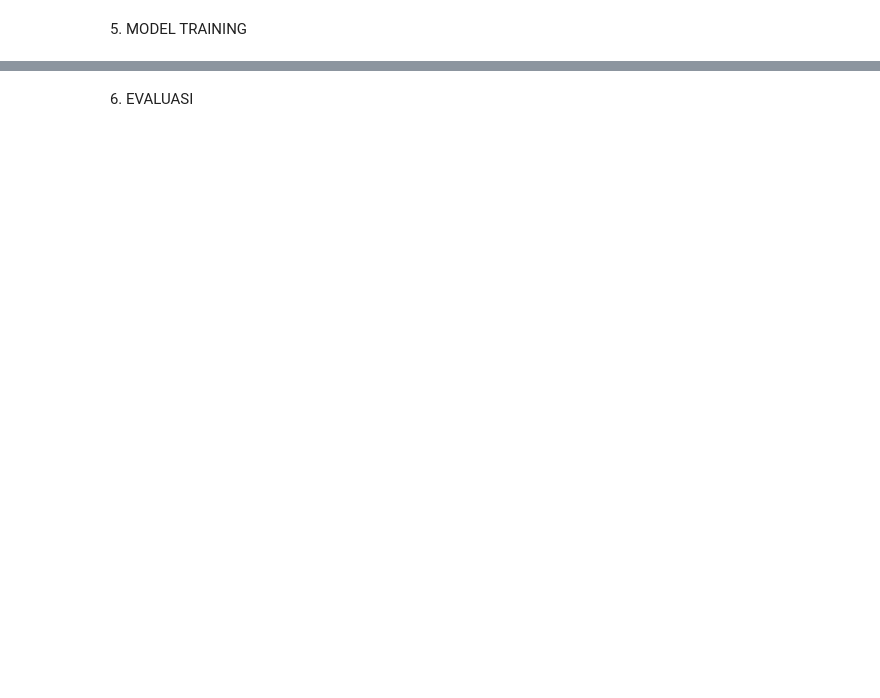
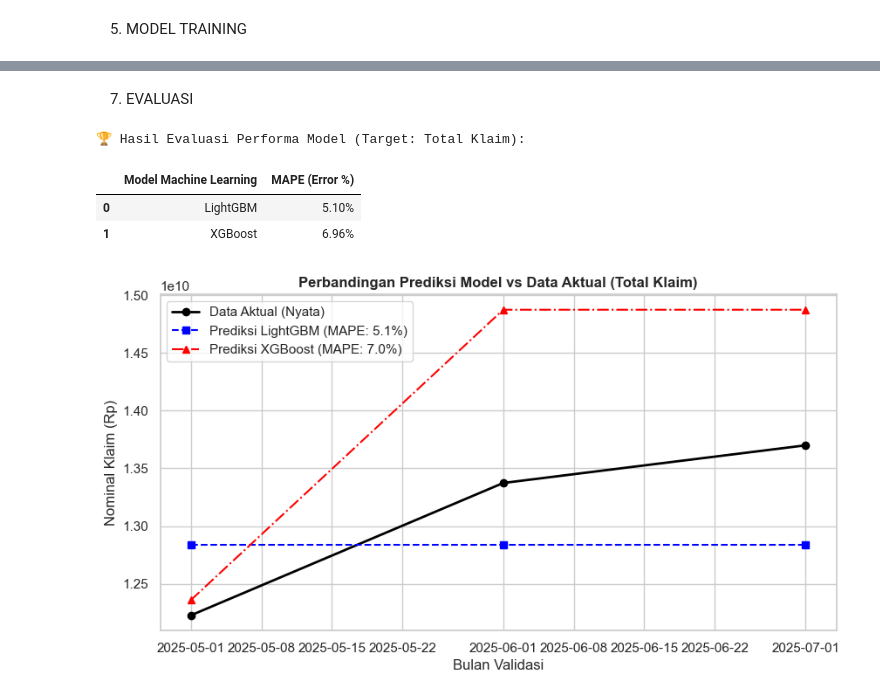
Before and after one commit to danwoy21/data-science-competition, a Jupyter notebook: main.ipynb, the cells around one changed output, grey strips where cells are left out. Saved outputs shown, nothing was run; the diff lists cells and outputs as text; code cells hidden in the pictures; blank space fills up the shorter version.

Commit message:
lightgbm mape:5.1%

```diff
--- a/main.ipynb
+++ b/main.ipynb
@@ -387,2 +498,15 @@ Dimensi Data Siap Pakai: (4627, 14)
+# %%
+#feature selection
+# Contoh buat target 'Total_Klaim'
+features = ['Bulan', 'Tahun', 'Frekuensi_Lag1', 'Severitas_Lag1', 'Total_Klaim_Lag1', 'Total_Klaim_RollingMean3']
+target = 'Total_Klaim'
+
+# Split berdasarkan waktu (Misal: ambil 3 bulan terakhir buat validasi)
+train_size = len(df_monthly) - 3
+train_data = df_monthly.iloc[:train_size]
+val_data = df_monthly.iloc[train_size:]
+
+X_train, y_train = train_data[features], train_data[target]
+X_val, y_val = val_data[features], val_data[target]
 # %% [markdown]
  5. MODEL TRAINING
@@ -405,2 +554,34 @@ Kenapa: Karena tujuan akhirnya adalah memprediksi Trend (Agustus - Desember 2025
 # %% [markdown]
-6. EVALUASI
+7. EVALUASI
+# %%
+# 5. Hitung Skor MAPE
+mape_lgb = calculate_mape(y_val, pred_lgb)
+mape_xgb = calculate_mape(y_val, pred_xgb)
+
+# 6. Tampilkan Hasil ke Tabel (Buat screenshot di Laporan)
+hasil_evaluasi = pd.DataFrame({
+    'Model Machine Learning': ['LightGBM', 'XGBoost'],
+    'MAPE (Error %)': [f"{mape_lgb:.2f}%", f"{mape_xgb:.2f}%"]
+})
+
+print("\n🏆 Hasil Evaluasi Performa Model (Target: Total Klaim):")
+display(hasil_evaluasi)
+
+# 7. Visualisasi Hasil Prediksi vs Aktual biar Juri Makin Yakin
+plt.figure(figsize=(10, 5))
+plt.plot(val_data['Periode'], y_val, marker='o', label='Data Aktual (Nyata)', color='black', linewidth=2)
+plt.plot(val_data['Periode'], pred_lgb, marker='s', linestyle='--', label=f'Prediksi LightGBM (MAPE: {mape_lgb:.1f}%)', color='blue')
+plt.plot(val_data['Periode'], pred_xgb, marker='^', linestyle='-.', label=f'Prediksi XGBoost (MAPE: {mape_xgb:.1f}%)', color='red')
+
+plt.title('Perbandingan Prediksi Model vs Data Aktual (Total Klaim)', fontweight='bold')
+plt.xlabel('Bulan Validasi')
+plt.ylabel('Nominal Klaim (Rp)')
+plt.legend()
+plt.grid(True)
+plt.show()
+# %% [output]
+🏆 Hasil Evaluasi Performa Model (Target: Total Klaim):
+|  | Model Machine Learning | MAPE (Error %) |
+| 0 | LightGBM | 5.10% |
+| 1 | XGBoost | 6.96% |
+[figure, added]
```
Also changed, not shown: parts of 24 cells of this notebook.
